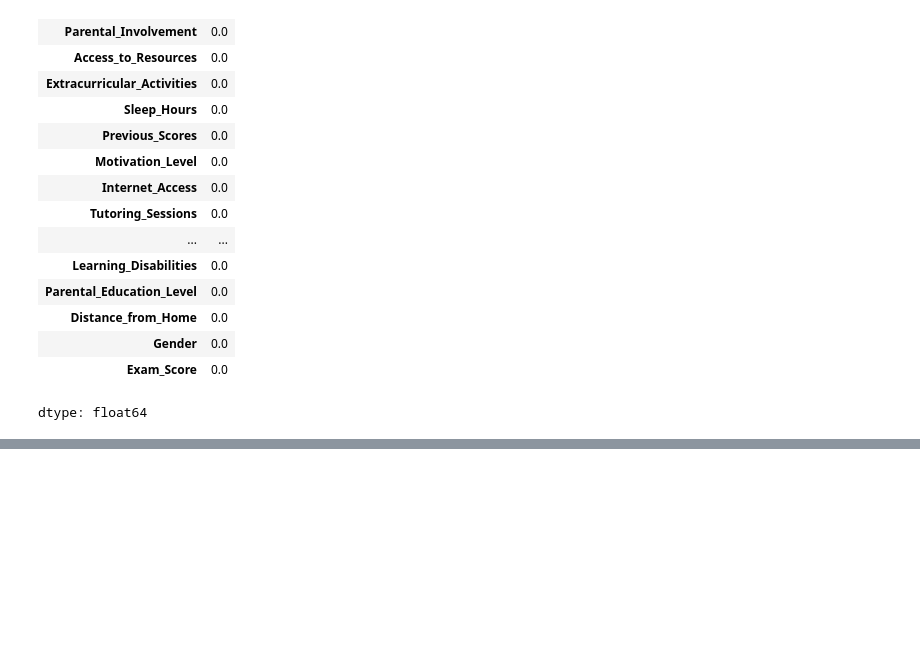
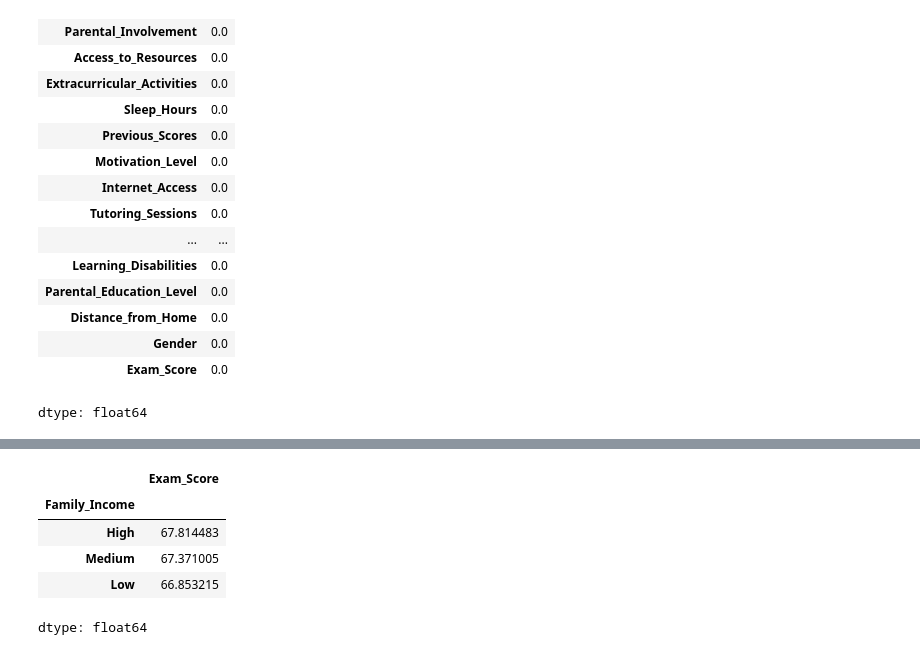
Before and after one commit to MariPinas/ProjetoAND1, a Jupyter notebook: notebook/ProjetoAND1.ipynb, the cells around one changed output, grey strips where cells are left out. Saved outputs shown, nothing was run; the diff lists cells and outputs as text; code cells hidden in the pictures; blank space fills up the shorter version.

```diff
--- a/notebook/ProjetoAND1.ipynb
+++ b/notebook/ProjetoAND1.ipynb
@@ -115,0 +159,13 @@ dtype: float64
+# %%
+# Impacto do nível socioeconômico
+
+
+impactoSocioeconomico = df.groupby('Family_Income')['Exam_Score'].mean().sort_values(ascending=False)
+impactoSocioeconomico
+# %% [output]
+|  | Exam_Score |
+| Family_Income |  |
+| High | 67.814483 |
+| Medium | 67.371005 |
+| Low | 66.853215 |
+dtype: float64
```
Also changed, not shown: parts of 5 cells of this notebook.
